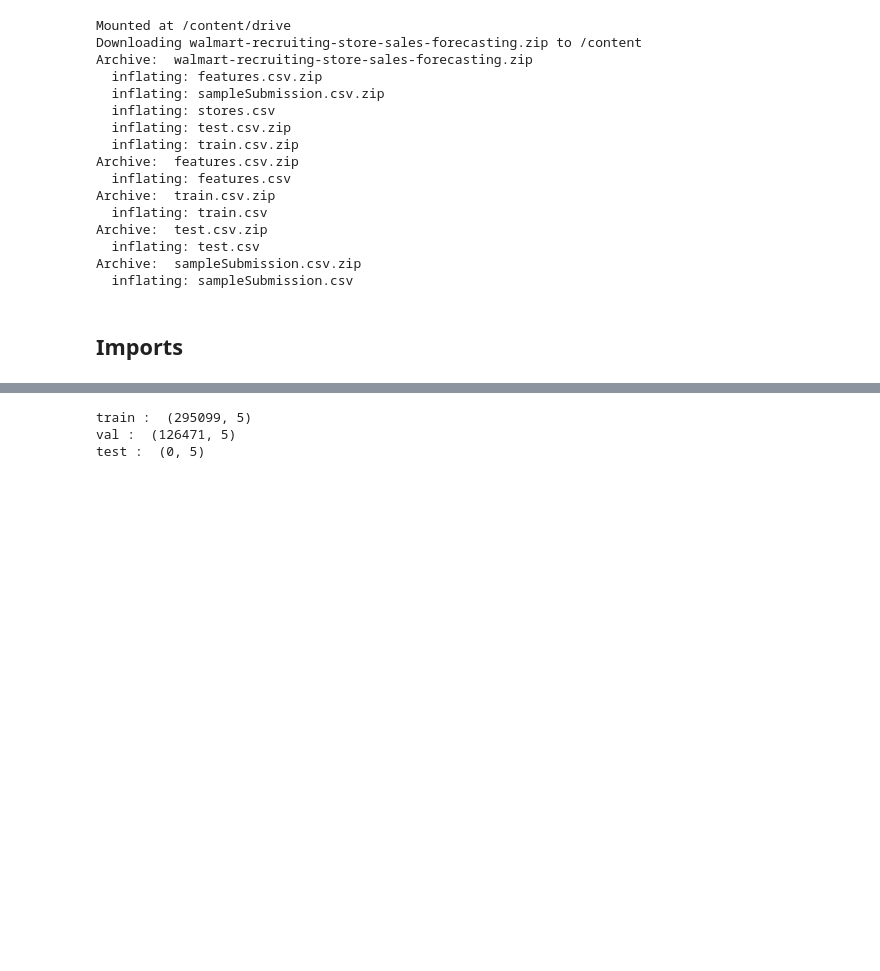
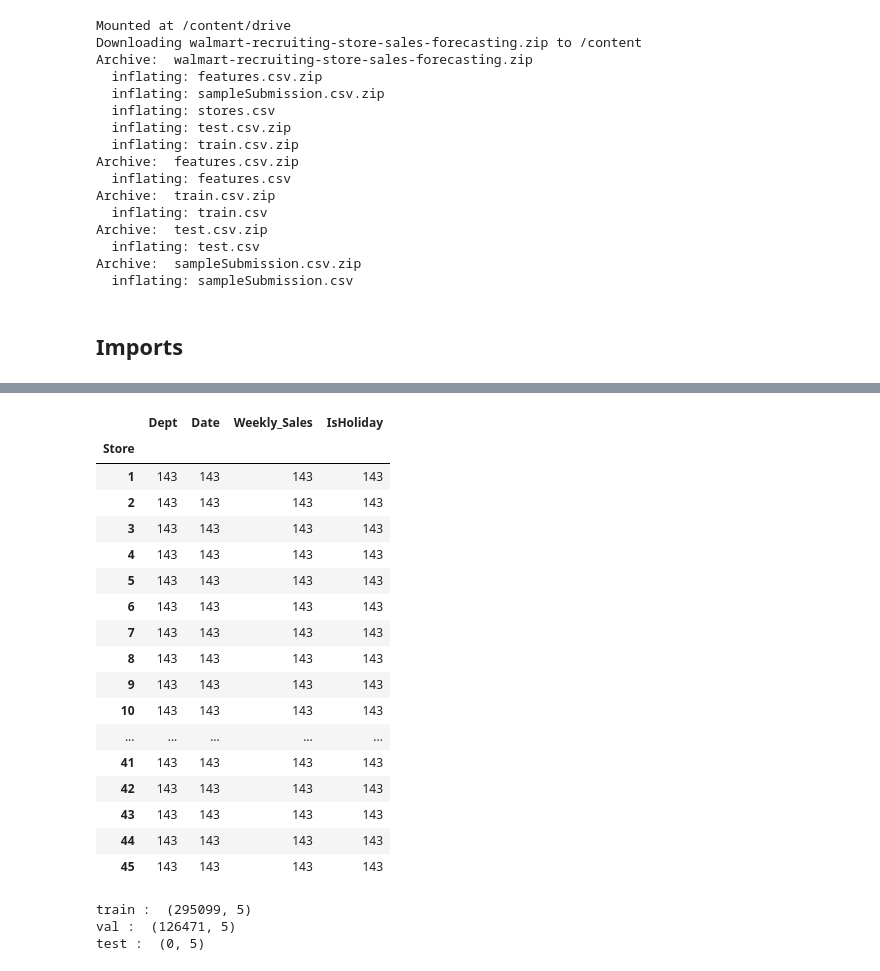
Before and after one commit to azhgh22/Walmart-Recruiting-Store-Sales-Forecasting, a Jupyter notebook: notebooks/statistical.ipynb, the cells around one changed output, grey strips where cells are left out. Cells and saved outputs as stored; diff of their text form; code cells hidden in the pictures; blank space fills up the shorter version.

```diff
--- a/notebooks/statistical.ipynb
+++ b/notebooks/statistical.ipynb
@@ -55,3 +122,24 @@ train = train.sort_values(by='Date')
+# %%
+train[(train['Dept']==1)].groupby('Store').count()
+# %% [output]
+|  | Dept | Date | Weekly_Sales | IsHoliday |
+| Store |  |  |  |  |
+| 1 | 143 | 143 | 143 | 143 |
+| 2 | 143 | 143 | 143 | 143 |
+| 3 | 143 | 143 | 143 | 143 |
+| 4 | 143 | 143 | 143 | 143 |
+| 5 | 143 | 143 | 143 | 143 |
+| 6 | 143 | 143 | 143 | 143 |
+| 7 | 143 | 143 | 143 | 143 |
+| 8 | 143 | 143 | 143 | 143 |
+| 9 | 143 | 143 | 143 | 143 |
+| 10 | 143 | 143 | 143 | 143 |
+| ... | ... | ... | ... | ... |
+| 41 | 143 | 143 | 143 | 143 |
+| 42 | 143 | 143 | 143 | 143 |
+| 43 | 143 | 143 | 143 | 143 |
+| 44 | 143 | 143 | 143 | 143 |
+| 45 | 143 | 143 | 143 | 143 |
 # %%
 train_data = train.iloc[:int(TREAIN_SIZE*train.shape[0])]
 val_data = train.iloc[int(TREAIN_SIZE*train.shape[0]):int((TREAIN_SIZE+VAL_SIZE)*train.shape[0])]
```
Also changed, not shown: parts of 12 cells of this notebook.
